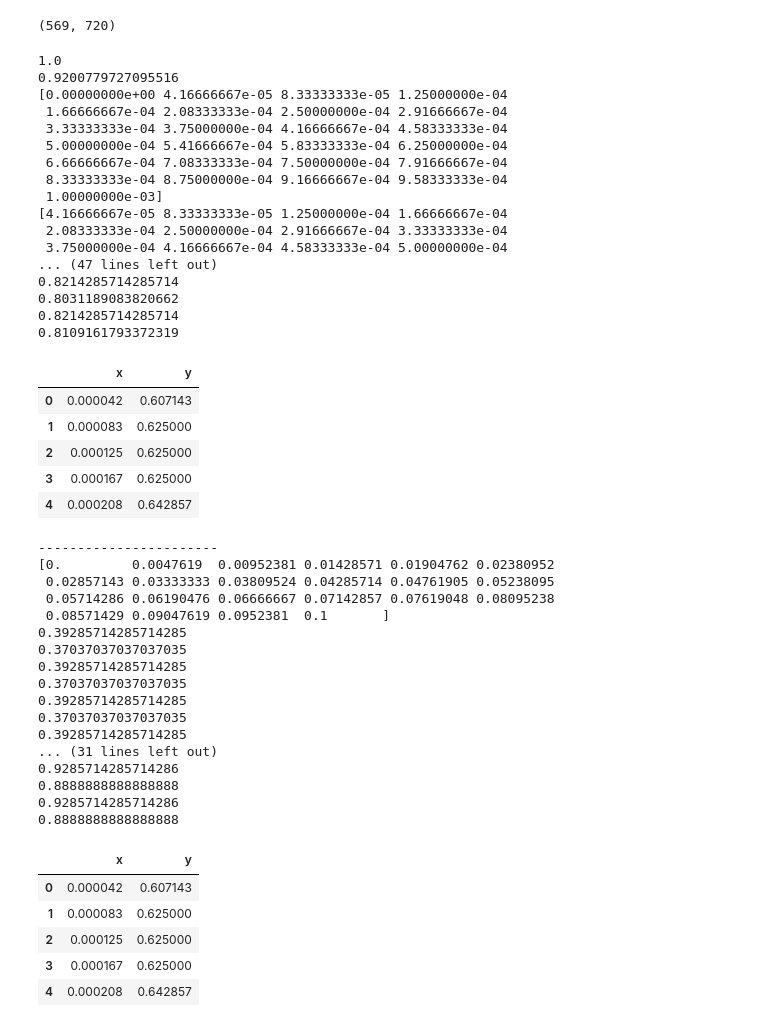
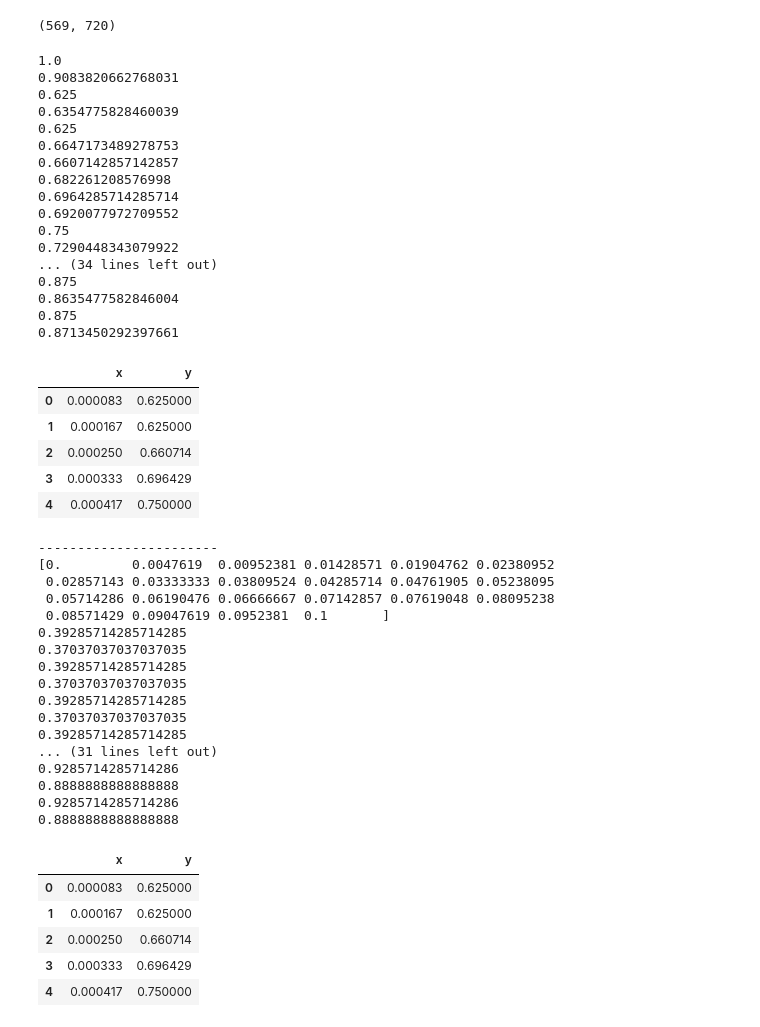
Before and after one commit to HardoModo/Dev10_Week9_Assessment, a Jupyter notebook: Shirley/BreastCancerRidge.ipynb, the cells around one changed output. Drawn from its saved outputs; the diff is of its cells as text; code cells hidden in the pictures.

```diff
--- a/Shirley/BreastCancerRidge.ipynb
+++ b/Shirley/BreastCancerRidge.ipynb
@@ -94,6 +94,7 @@ linedf = pd.DataFrame
 loglistT = []
 loglistV = []
 Xt,Xv,yt,yv = train_test_split(X,y,test_size=0.90,random_state=1)
+log=LogisticRegression(penalty=None)
 log.fit(Xt,yt)
 loglistT.append(log.score(Xt,yt))
 loglistV.append(log.score(Xv,yv))
@@ -106,10 +107,10 @@ rigdict['Val'] = {}
 lasdict = {}
 lasdict['Train'] = {}
 lasdict['Val'] = {}
-nums = np.linspace(0,0.001,25)
-print(nums)
+nums = np.linspace(0,0.002,25)
+#print(nums)
 nums = np.delete(nums,0)
-print(nums)
+#print(nums)
 for i in nums:
 
     rig = LogisticRegression(penalty='l2',C=i,random_state=1,solver='lbfgs')
@@ -131,7 +132,7 @@ figdf = pd.concat([pd.DataFrame(x,columns=['x']),pd.DataFrame(yT,columns=['y'])]
 figdf2 = pd.concat([pd.DataFrame(x,columns=['x']),pd.DataFrame(yV,columns=['y'])],axis=1)
 display(figdf.head())
 # figfinal = pd.concat([figdf,figdf2],axis=0)
-fig = px.line(figdf,x="x", y="y", title="Unsorted Input")
+fig = px.line(figdf,x="x", y="y", title="Unsorted Input",markers=True)
 fig.add_scatter(x=figdf2["x"], y=figdf2["y"])
 # fig = px.line(figfinal,x="x", y="y", title="Unsorted Input")
 
@@ -141,55 +142,55 @@ fig.show()
 print("-----------------------")
 lasnums = np.linspace(0,0.1,22)
 print(lasnums)
 lasnums = np.delete(lasnums,0)
 for i in lasnums:
     las = LogisticRegression(penalty='l1',solver='liblinear',C=i,random_state=1)
     las.fit(Xt,yt)
     lasdict['Train'][i]= (las.score(Xt,yt))
     lasdict['Val'][i]=(las.score(Xv,yv))
     print(las.score(Xt,yt))
     print(las.score(Xv,yv))
 
 import plotly.express as px
 import pandas as pd
 
 
 x=lasnums
 lasyT=[lasdict['Train'][keys] for keys in lasdict['Train']]
 lasyV=[lasdict['Val'][keys] for keys in lasdict['Val']]
 lasfigdf = pd.concat([pd.DataFrame(x,columns=['x']),pd.DataFrame(lasyT,columns=['y'])],axis=1)
 lasfigdf2 = pd.concat([pd.DataFrame(x,columns=['x']),pd.DataFrame(lasyV,columns=['y'])],axis=1)
 display(figdf.head())
 # figfinal = pd.concat([figdf,figdf2],axis=0)
-fig = px.line(lasfigdf,x="x", y="y", title="Unsorted Input")
+fig = px.line(lasfigdf,x="x", y="y", title="Unsorted Input",markers=True)
 fig.add_scatter(x=lasfigdf2["x"], y=lasfigdf2["y"])
 # fig = px.line(figfinal,x="x", y="y", title="Unsorted Input")
 
 fig.show()
 # %% [output]
 1.0
-0.9200779727095516
-[0.00000000e+00 4.16666667e-05 8.33333333e-05 1.25000000e-04
- 1.66666667e-04 2.08333333e-04 2.50000000e-04 2.91666667e-04
- 3.33333333e-04 3.75000000e-04 4.16666667e-04 4.58333333e-04
- 5.00000000e-04 5.41666667e-04 5.83333333e-04 6.25000000e-04
- 6.66666667e-04 7.08333333e-04 7.50000000e-04 7.91666667e-04
- 8.33333333e-04 8.75000000e-04 9.16666667e-04 9.58333333e-04
- 1.00000000e-03]
-[4.16666667e-05 8.33333333e-05 1.25000000e-04 1.66666667e-04
- 2.08333333e-04 2.50000000e-04 2.91666667e-04 3.33333333e-04
- 3.75000000e-04 4.16666667e-04 4.58333333e-04 5.00000000e-04
-... (47 lines left out)
-0.8214285714285714
-0.8031189083820662
-0.8214285714285714
-0.8109161793372319
+0.9083820662768031
+0.625
+0.6354775828460039
+0.625
+0.6647173489278753
+0.6607142857142857
+0.682261208576998
+0.6964285714285714
+0.6920077972709552
+0.75
+0.7290448343079922
+... (34 lines left out)
+0.875
+0.8635477582846004
+0.875
+0.8713450292397661
 |  | x | y |
-| 0 | 0.000042 | 0.607143 |
-| 1 | 0.000083 | 0.625000 |
-| 2 | 0.000125 | 0.625000 |
-| 3 | 0.000167 | 0.625000 |
-| 4 | 0.000208 | 0.642857 |
+| 0 | 0.000083 | 0.625000 |
+| 1 | 0.000167 | 0.625000 |
+| 2 | 0.000250 | 0.660714 |
+| 3 | 0.000333 | 0.696429 |
+| 4 | 0.000417 | 0.750000 |
 -----------------------
 [0.         0.0047619  0.00952381 0.01428571 0.01904762 0.02380952
  0.02857143 0.03333333 0.03809524 0.04285714 0.04761905 0.05238095
@@ -208,8 +209,8 @@ fig.show()
 0.9285714285714286
 0.8888888888888888
 |  | x | y |
-| 0 | 0.000042 | 0.607143 |
-| 1 | 0.000083 | 0.625000 |
-| 2 | 0.000125 | 0.625000 |
-| 3 | 0.000167 | 0.625000 |
-| 4 | 0.000208 | 0.642857 |
+| 0 | 0.000083 | 0.625000 |
+| 1 | 0.000167 | 0.625000 |
+| 2 | 0.000250 | 0.660714 |
+| 3 | 0.000333 | 0.696429 |
+| 4 | 0.000417 | 0.750000 |
```
Also changed, not shown: 2 other files.
